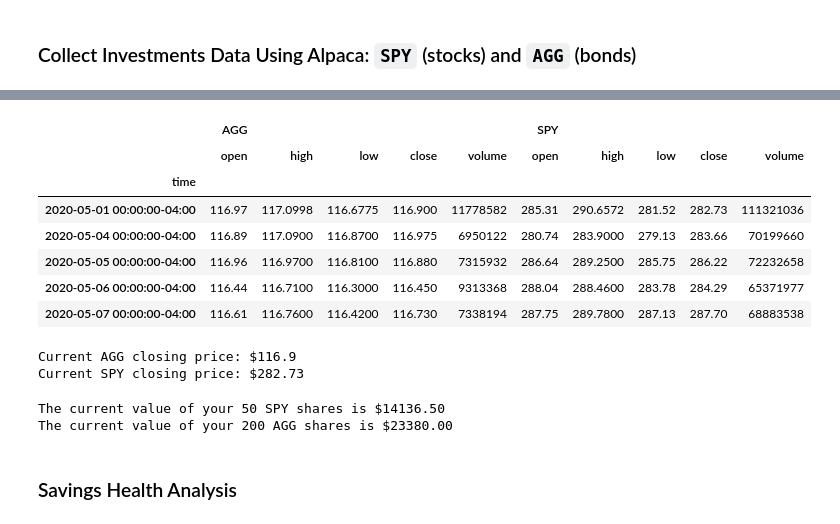
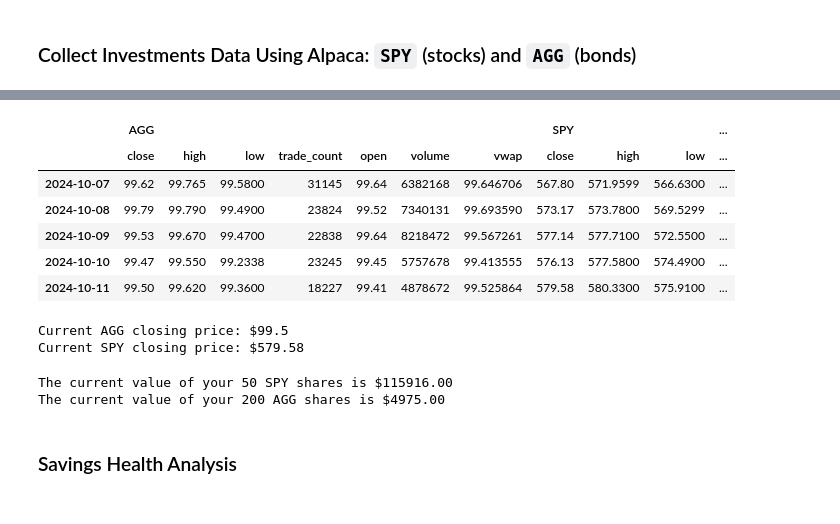
Before and after one commit to v3232/Financial-Planner, a Jupyter notebook: financial-planner.ipynb, the cells around one changed output, grey strips where cells are left out. Drawn from its saved outputs; the diff is of its cells as text; code cells hidden in the pictures.

```diff
--- a/financial-planner.ipynb
+++ b/financial-planner.ipynb
@@ -98,61 +119,74 @@ my_spy = 50
 # %%
 # Set Alpaca API key and secret
-# YOUR CODE HERE!
+alpaca_api_key = os.getenv('ALPACA_API_KEYID')
+alpaca_secret_key = os.getenv('ALPACA_SECRET_KEY')
 
 # Create the Alpaca API object
-# YOUR CODE HERE!
+alpaca = tradeapi.REST(
+                alpaca_api_key,
+                 alpaca_secret_key,
+                 api_version = 'v2')
 # %%
 # Format current date as ISO format
-# YOUR CODE HERE!
+start = pd.Timestamp('2023-10-13', tz = 'America/New_York').isoformat()
+end = pd.Timestamp('2024-10-12', tz = 'America/New_York').isoformat()
 
 # Set the tickers
 tickers = ["AGG", "SPY"]
 
 # Set timeframe to "1Day" for Alpaca API
 timeframe = "1Day"
 
 # Get current closing prices for SPY and AGG
-# YOUR CODE HERE!
+df_prices = alpaca.get_bars(
+                    tickers,
+                    timeframe,
+                    start = start,
+                    end = end
+                    ).df
 
 # Reorganize the DataFrame
 # Separate ticker data
-# YOUR CODE HERE!
+df_agg = df_prices.loc[df_prices['symbol'] == 'AGG'].drop('symbol', axis = 1)
+df_spy = df_prices.loc[df_prices['symbol'] == 'SPY'].drop('symbol', axis = 1)
 
 
 # Concatenate the ticker DataFrames
-# YOUR CODE HERE!
+df_tickers = pd.concat([df_agg, df_spy], axis = 1, keys = tickers)
 
-# Preview DataFrame
-# YOUR CODE HERE!
+# Format the index and Preview DataFrame
+df_tickers.index = df_tickers.index.date
+df_tickers.tail()
 # %% [output]
-|  | AGG |  |  |  |  | SPY |  |  |  |  |
-|  | open | high | low | close | volume | open | high | low | close | volume |
-| time |  |  |  |  |  |  |  |  |  |  |
-| 2020-05-01 00:00:00-04:00 | 116.97 | 117.0998 | 116.6775 | 116.900 | 11778582 | 285.31 | 290.6572 | 281.52 | 282.73 | 111321036 |
-| 2020-05-04 00:00:00-04:00 | 116.89 | 117.0900 | 116.8700 | 116.975 | 6950122 | 280.74 | 283.9000 | 279.13 | 283.66 | 70199660 |
-| 2020-05-05 00:00:00-04:00 | 116.96 | 116.9700 | 116.8100 | 116.880 | 7315932 | 286.64 | 289.2500 | 285.75 | 286.22 | 72232658 |
-| 2020-05-06 00:00:00-04:00 | 116.44 | 116.7100 | 116.3000 | 116.450 | 9313368 | 288.04 | 288.4600 | 283.78 | 284.29 | 65371977 |
-| 2020-05-07 00:00:00-04:00 | 116.61 | 116.7600 | 116.4200 | 116.730 | 7338194 | 287.75 | 289.7800 | 287.13 | 287.70 | 68883538 |
+|  | AGG |  |  |  |  |  |  | SPY |  |  | ... |
+|  | close | high | low | trade_count | open | volume | vwap | close | high | low | ... |
+| 2024-10-07 | 99.62 | 99.765 | 99.5800 | 31145 | 99.64 | 6382168 | 99.646706 | 567.80 | 571.9599 | 566.6300 | ... |
+| 2024-10-08 | 99.79 | 99.790 | 99.4900 | 23824 | 99.52 | 7340131 | 99.693590 | 573.17 | 573.7800 | 569.5299 | ... |
+| 2024-10-09 | 99.53 | 99.670 | 99.4700 | 22838 | 99.64 | 8218472 | 99.567261 | 577.14 | 577.7100 | 572.5500 | ... |
+| 2024-10-10 | 99.47 | 99.550 | 99.2338 | 23245 | 99.45 | 5757678 | 99.413555 | 576.13 | 577.5800 | 574.4900 | ... |
+| 2024-10-11 | 99.50 | 99.620 | 99.3600 | 18227 | 99.41 | 4878672 | 99.525864 | 579.58 | 580.3300 | 575.9100 | ... |
 # %%
 # Pick AGG and SPY close prices
-# YOUR CODE HERE!
+agg_close_price = df_tickers['AGG']['close'][-1]
+spy_close_price = df_tickers['SPY']['close'][-1]
 
 # Print AGG and SPY close prices
 print(f"Current AGG closing price: ${agg_close_price}")
 print(f"Current SPY closing price: ${spy_close_price}")
 # %% [output]
-Current AGG closing price: $116.9
-Current SPY closing price: $282.73
+Current AGG closing price: $99.5
+Current SPY closing price: $579.58
 # %%
 # Compute the current value of shares
-# YOUR CODE HERE!
+my_agg_value = my_spy * agg_close_price
+my_spy_value = my_agg * spy_close_price
 
 # Print current value of shares
 print(f"The current value of your {my_spy} SPY shares is ${my_spy_value:0.2f}")
 print(f"The current value of your {my_agg} AGG shares is ${my_agg_value:0.2f}")
 # %% [output]
-The current value of your 50 SPY shares is $14136.50
-The current value of your 200 AGG shares is $23380.00
+The current value of your 50 SPY shares is $115916.00
+The current value of your 200 AGG shares is $4975.00
 # %% [markdown]
 ### Savings Health Analysis
 # %%
```
Also changed, not shown: parts of 4 cells of this notebook.
